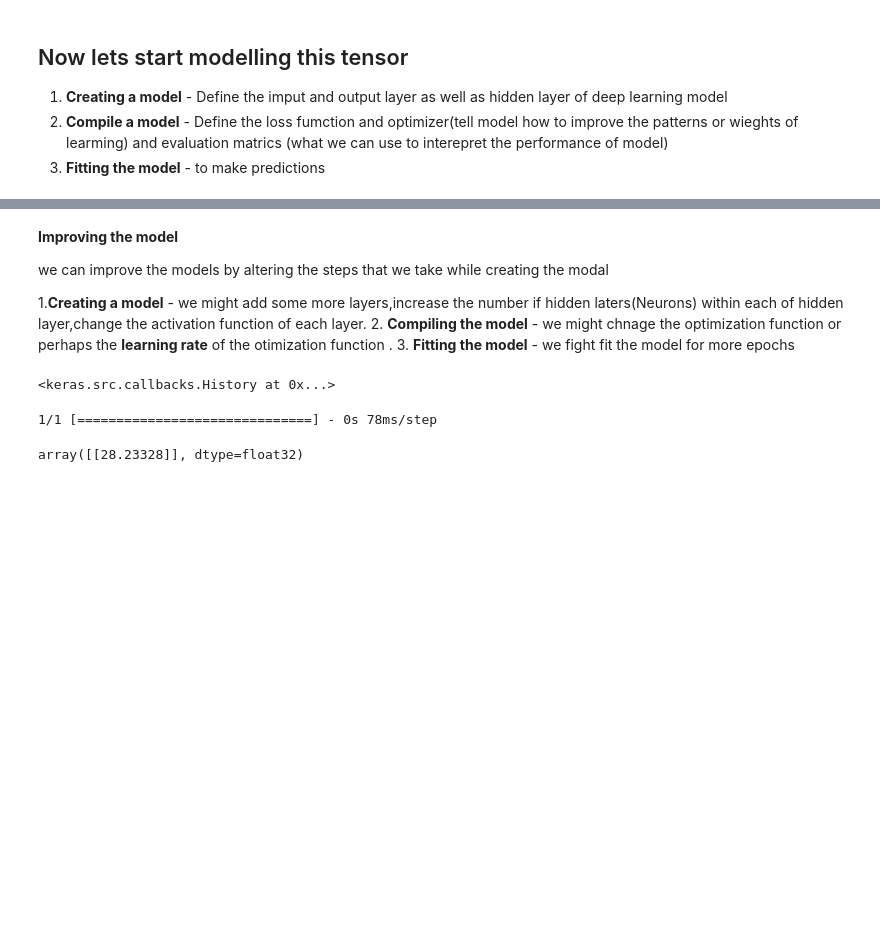
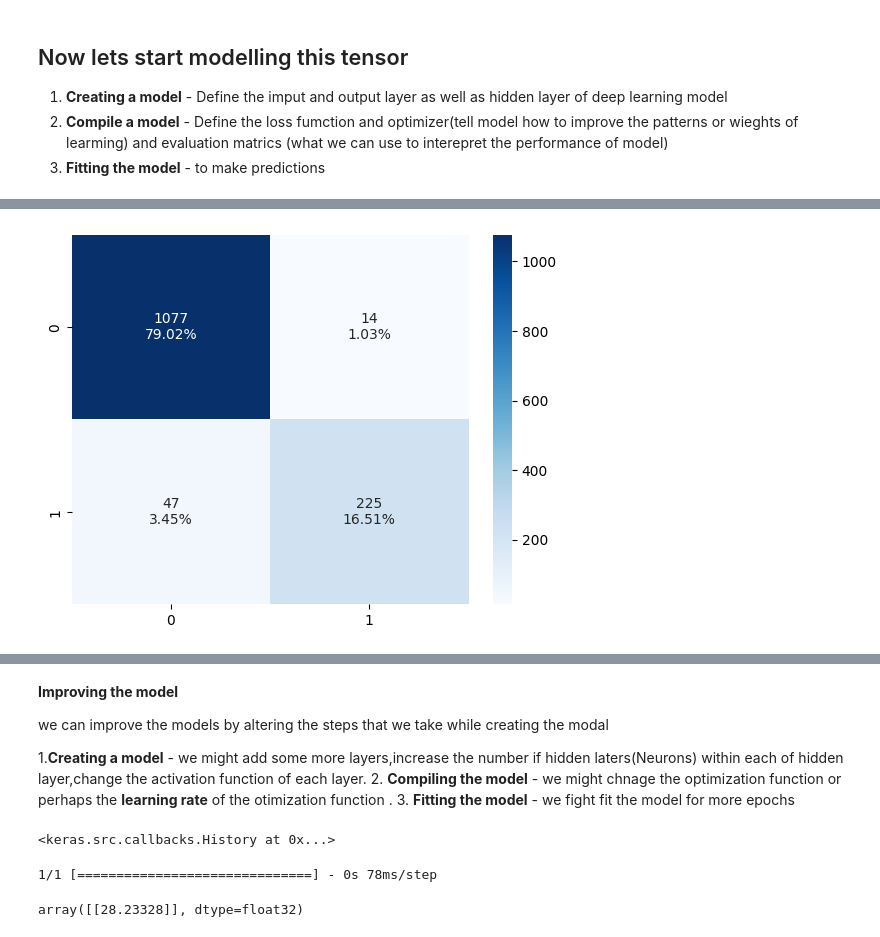
Before and after one commit to Prabhjot-Singh-13/Prabhjot-Singh-13, a Jupyter notebook: 01_Neural_Networks_Regression.ipynb, the cells around one changed output, grey strips where cells are left out. Cells and saved outputs as stored; diff of their text form; code cells hidden in the pictures; blank space fills up the shorter version.

```diff
--- a/01_Neural_Networks_Regression.ipynb
+++ b/01_Neural_Networks_Regression.ipynb
@@ -58,0 +79,3 @@ y,X
+# %%
+df.dropna(inplace=True)
+df.info()
@@ -58,0 +100,5 @@ y,X
+# %%
+#Putting the value in X and y the splitting
+X = df.drop("PlanTaken",axis=1)
+y = df["PlanTaken"]
+X.shape,y.shape
@@ -58,0 +131,4 @@ y,X
+# %%
+#splitting the data in training and testing
+from sklearn.model_selection import train_test_split
+X_train,X_test,y_train,y_test = train_test_split(X,y,test_size=0.33,random_state=42)
@@ -61,3 +147,9 @@ y,X
 1. **Creating a model** - Define the imput and output layer as well as hidden layer of deep learning model
 2. **Compile a model** - Define the loss fumction and optimizer(tell model how to improve the patterns or wieghts of learming) and evaluation matrics (what we can use to interepret the performance of model)
 3. **Fitting the model** - to make predictions
+# %%
+#Converting the data to tensor
+X_train_tensor = tf.convert_to_tensor(X_train)
+X_test_tensor = tf.convert_to_tensor(X_test)
+y_train_tensor = tf.convert_to_tensor(y_train)
+y_test_tensor = tf.convert_to_tensor(y_test)
@@ -108,0 +270,61 @@ array([[32.6307]], dtype=float32)
+# %%
+# FOR PRINTING THE EVALUATION MATRIX WITH RUC
+import numpy as np
+import matplotlib.pyplot as plt
+import seaborn as sns
+from sklearn.metrics import accuracy_score, recall_score, precision_score, f1_score, confusion_matrix, roc_curve, auc
+
+# Assuming y_pred are your model's probability predictions and y_test_tensor are the true labels
+# Convert probabilities to binary predictions based on a threshold
+threshold = 0.5
+y_pred_binary = (y_pred > threshold).astype(int)
+
+# Calculate metrics
+accuracy = accuracy_score(y_test_tensor, y_pred_binary)
+recall = recall_score(y_test_tensor, y_pred_binary)
+precision = precision_score(y_test_tensor, y_pred_binary)
+f1 = f1_score(y_test_tensor, y_pred_binary)
+
+# Print metrics
+print(f"Accuracy: {accuracy:.4f}")
+print(f"Recall: {recall:.4f}")
+print(f"Precision: {precision:.4f}")
+print(f"F1 Score: {f1:.4f}")
+
+# Confusion Matrix
+cf_matrix = confusion_matrix(y_test_tensor, y_pred_binary)
+
+cf_matrix_percent = cf_matrix / np.sum(cf_matrix) * 100
+
+labels = [f"{v1}\n{v2:.2f}%" for v1, v2 in zip(cf_matrix.flatten(), cf_matrix_percent.flatten())]
+labels = np.asarray(labels).reshape(cf_matrix.shape)
+
+# Plot the heatmap
+sns.heatmap(cf_matrix, annot=labels, fmt='', cmap='Blues')
+plt.show()
+
+# ROC Curve
+fpr, tpr, thresholds = roc_curve(y_test_tensor, y_pred)
+roc_auc = auc(fpr, tpr)
+
+# Plotting
+plt.figure(figsize=(10, 8))
+
+# Generate the confusion matrix
+
+
+# Subplot for ROC Curve
+plt.subplot(2, 2, 2)
+plt.plot(fpr, tpr, color='darkorange', lw=2, label=f'ROC curve (area = {roc_auc:.2f})')
+plt.plot([0, 1], [0, 1], color='navy', lw=2, linestyle='--')
+plt.xlim([0.0, 1.0])
+plt.ylim([0.0, 1.05])
+plt.xlabel('False Positive Rate')
+plt.ylabel('True Positive Rate')
+plt.title('Receiver Operating Characteristic')
+plt.legend(loc="lower right")
+
+# Show plot
+plt.tight_layout()
+plt.show()
+# %% [output]
@@ -108,0 +335 @@ array([[32.6307]], dtype=float32)
+[figure, added]
```
Also changed, not shown: parts of 23 cells of this notebook.
